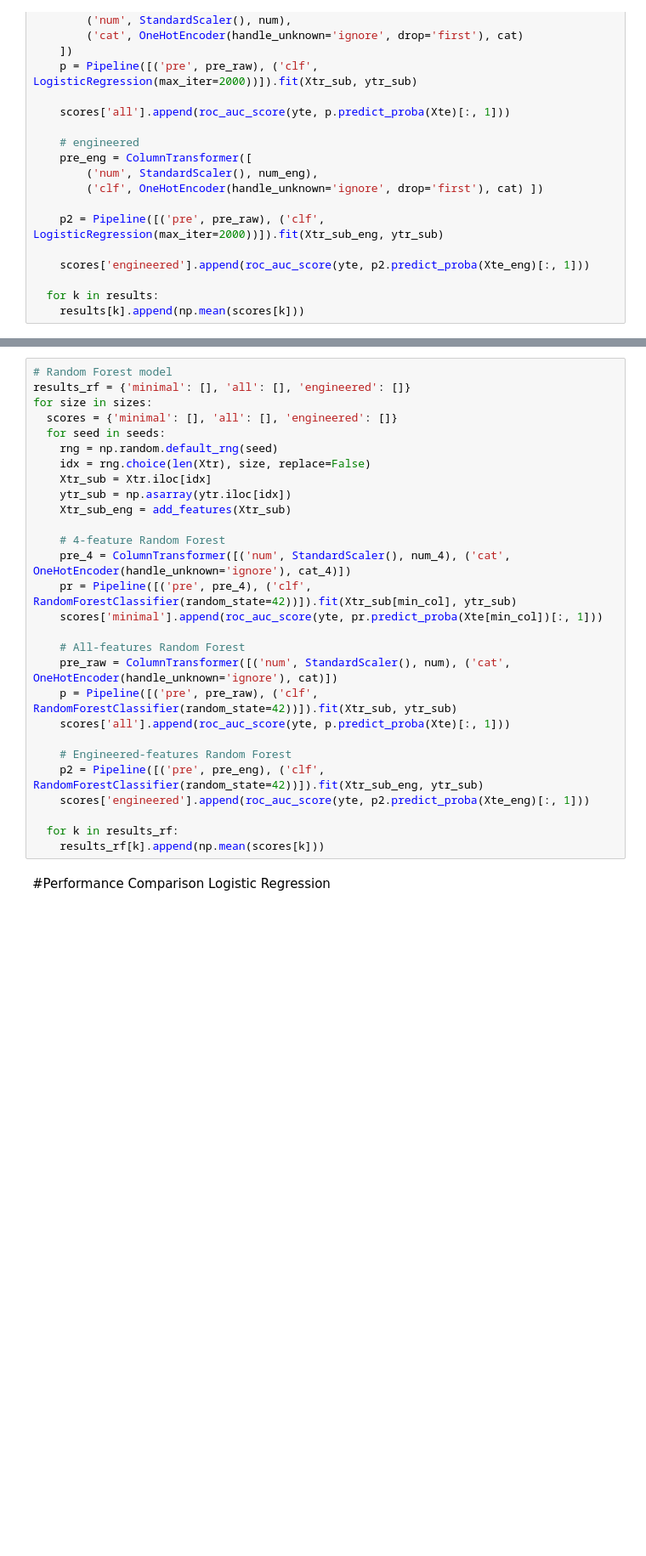
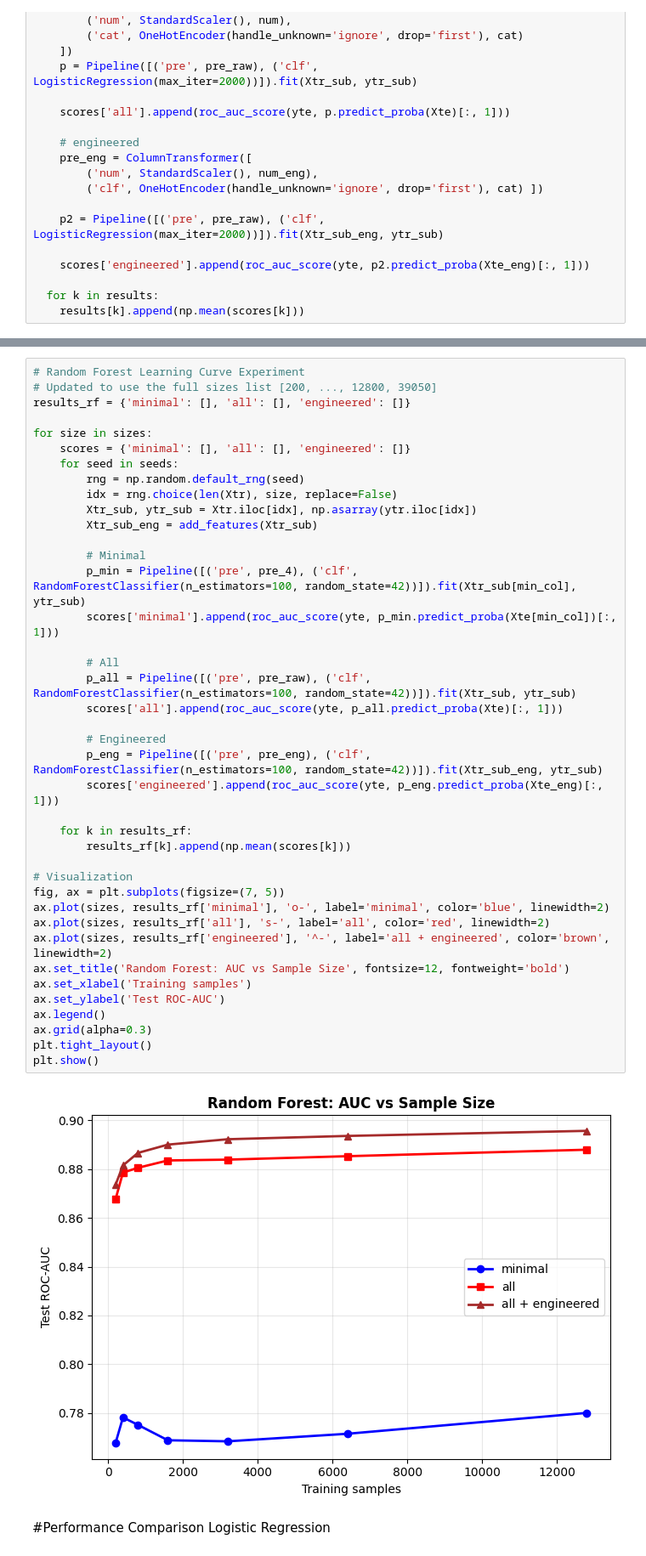
Before and after one commit to Jimpang77/Feature-Data-Trade-Off, a Jupyter notebook: Reasearch.ipynb, the cells around one changed output, grey strips where cells are left out. Shown at 85% size. Drawn from its saved outputs; the diff is of its cells as text; blank space fills up the shorter version.

```diff
--- a/Reasearch.ipynb
+++ b/Reasearch.ipynb
@@ -1079,30 +1086,44 @@ for size in sizes:
 # %%
-# Random Forest model
+# Random Forest Learning Curve Experiment
+# Updated to use the full sizes list [200, ..., 12800, 39050]
 results_rf = {'minimal': [], 'all': [], 'engineered': []}
+
 for size in sizes:
-  scores = {'minimal': [], 'all': [], 'engineered': []}
-  for seed in seeds:
-    rng = np.random.default_rng(seed)
-    idx = rng.choice(len(Xtr), size, replace=False)
-    Xtr_sub = Xtr.iloc[idx]
-    ytr_sub = np.asarray(ytr.iloc[idx])
-    Xtr_sub_eng = add_features(Xtr_sub)
+    scores = {'minimal': [], 'all': [], 'engineered': []}
+    for seed in seeds:
+        rng = np.random.default_rng(seed)
+        idx = rng.choice(len(Xtr), size, replace=False)
+        Xtr_sub, ytr_sub = Xtr.iloc[idx], np.asarray(ytr.iloc[idx])
+        Xtr_sub_eng = add_features(Xtr_sub)
 
-    # 4-feature Random Forest
-    pre_4 = ColumnTransformer([('num', StandardScaler(), num_4), ('cat', OneHotEncoder(handle_unknown='ignore'), cat_4)])
-    pr = Pipeline([('pre', pre_4), ('clf', RandomForestClassifier(random_state=42))]).fit(Xtr_sub[min_col], ytr_sub)
-    scores['minimal'].append(roc_auc_score(yte, pr.predict_proba(Xte[min_col])[:, 1]))
+        # Minimal
+        p_min = Pipeline([('pre', pre_4), ('clf', RandomForestClassifier(n_estimators=100, random_state=42))]).fit(Xtr_sub[min_col], ytr_sub)
+        scores['minimal'].append(roc_auc_score(yte, p_min.predict_proba(Xte[min_col])[:, 1]))
 
-    # All-features Random Forest
-    pre_raw = ColumnTransformer([('num', StandardScaler(), num), ('cat', OneHotEncoder(handle_unknown='ignore'), cat)])
-    p = Pipeline([('pre', pre_raw), ('clf', RandomForestClassifier(random_state=42))]).fit(Xtr_sub, ytr_sub)
-    scores['all'].append(roc_auc_score(yte, p.predict_proba(Xte)[:, 1]))
+        # All
+        p_all = Pipeline([('pre', pre_raw), ('clf', RandomForestClassifier(n_estimators=100, random_state=42))]).fit(Xtr_sub, ytr_sub)
+        scores['all'].append(roc_auc_score(yte, p_all.predict_proba(Xte)[:, 1]))
 
-    # Engineered-features Random Forest
-    p2 = Pipeline([('pre', pre_eng), ('clf', RandomForestClassifier(random_state=42))]).fit(Xtr_sub_eng, ytr_sub)
-    scores['engineered'].append(roc_auc_score(yte, p2.predict_proba(Xte_eng)[:, 1]))
+        # Engineered
+        p_eng = Pipeline([('pre', pre_eng), ('clf', RandomForestClassifier(n_estimators=100, random_state=42))]).fit(Xtr_sub_eng, ytr_sub)
+        scores['engineered'].append(roc_auc_score(yte, p_eng.predict_proba(Xte_eng)[:, 1]))
 
-  for k in results_rf:
-    results_rf[k].append(np.mean(scores[k]))
+    for k in results_rf:
+        results_rf[k].append(np.mean(scores[k]))
+
+# Visualization
+fig, ax = plt.subplots(figsize=(7, 5))
+ax.plot(sizes, results_rf['minimal'], 'o-', label='minimal', color='blue', linewidth=2)
+ax.plot(sizes, results_rf['all'], 's-', label='all', color='red', linewidth=2)
+ax.plot(sizes, results_rf['engineered'], '^-', label='all + engineered', color='brown', linewidth=2)
+ax.set_title('Random Forest: AUC vs Sample Size', fontsize=12, fontweight='bold')
+ax.set_xlabel('Training samples')
+ax.set_ylabel('Test ROC-AUC')
+ax.legend()
+ax.grid(alpha=0.3)
+plt.tight_layout()
+plt.show()
+# %% [output]
+[figure, added]
 # %% [markdown]
 #Performance Comparison Logistic Regression
```
Also changed, not shown: parts of 74 cells of this notebook.
